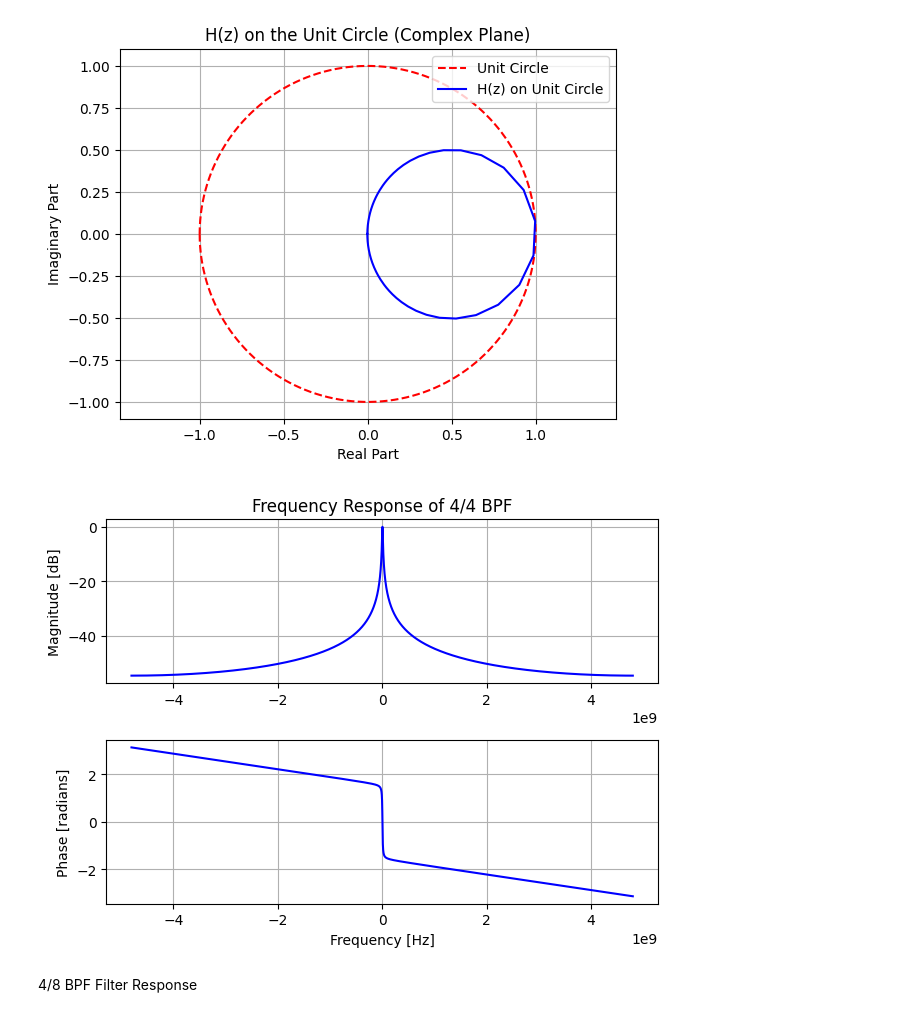
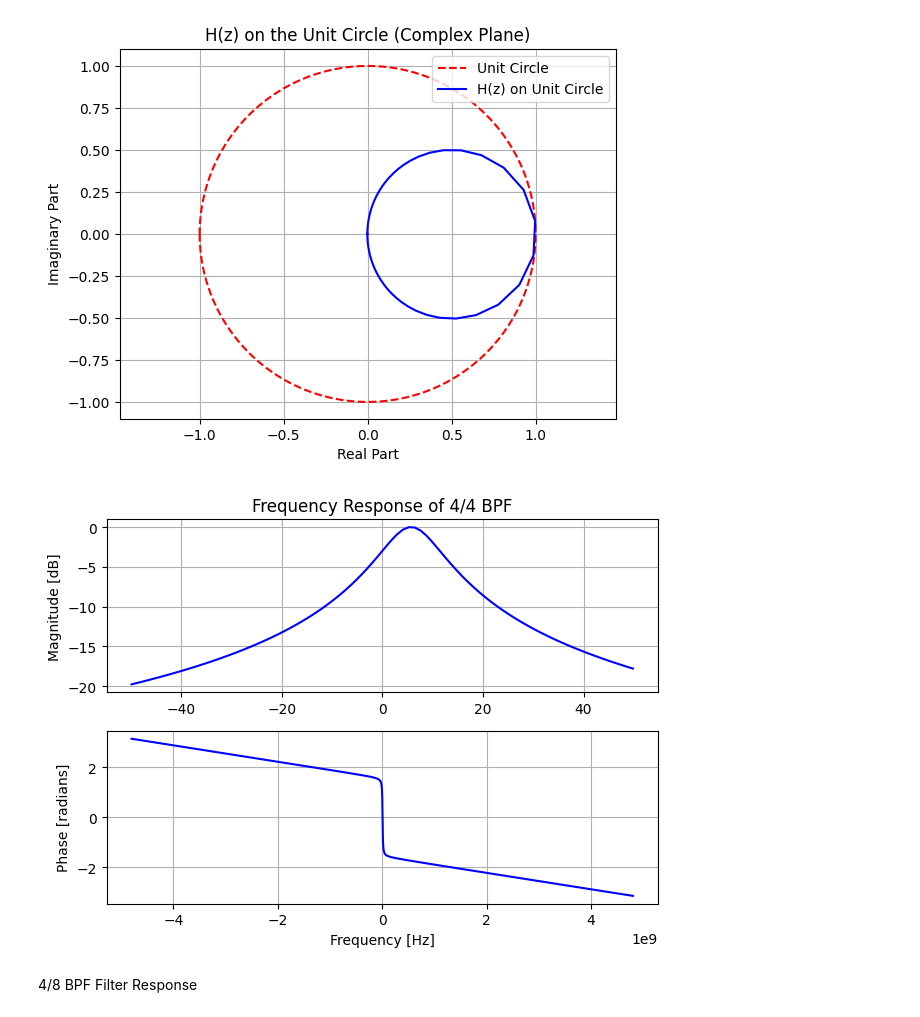
Before and after one commit to arthurmorbach/dt-filters, a Jupyter notebook: fResponse.ipynb, the cells around one changed output. Cells and saved outputs as stored; diff of their text form; code cells hidden in the pictures.

Commit message:
mask for plotting added

```diff
--- a/fResponse.ipynb
+++ b/fResponse.ipynb
@@ -77,23 +77,30 @@ plt.legend()
 <matplotlib.legend.Legend at 0x...>
 [figure]
 # %%
+# Define the frequency range for plotting
+freq_range_min = -50e6
+freq_range_max = 50e6
+
+# Apply the frequency range filter
+mask = (frequencies >= freq_range_min) & (frequencies <= freq_range_max)
+
 # Plot magnitude response
 plt.subplot(2, 1, 1)
-plt.plot(frequencies, 20 * np.log10(np.abs(H)), 'b')
+plt.plot(frequencies[mask]/1e6, 20 * np.log10(np.abs(H[mask])), 'b')
 plt.title('Frequency Response of 4/4 BPF')
 plt.ylabel('Magnitude [dB]')
 plt.grid()
 
 # Plot phase response
 plt.subplot(2, 1, 2)
 angles = np.unwrap(np.angle(H))
 plt.plot(frequencies, angles, 'b')
 plt.ylabel('Phase [radians]')
 plt.xlabel('Frequency [Hz]')
 plt.grid()
 plt.tight_layout()
 # %% [output]
-[figure, old version]
+[figure, new version]
 # %% [markdown]
 4/8 BPF Filter Response
 # %%
```
Also changed, not shown: parts of 1 cell of this notebook, 2 other files.
